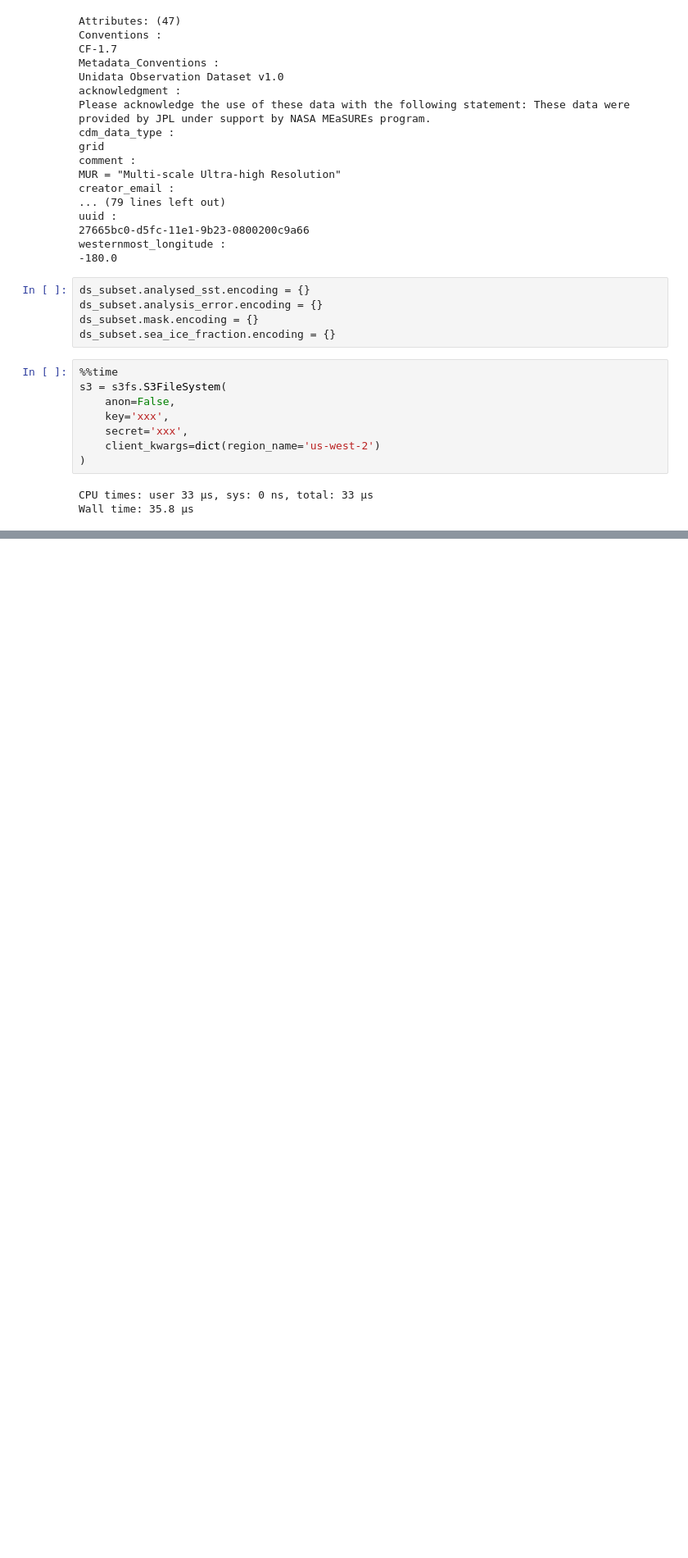
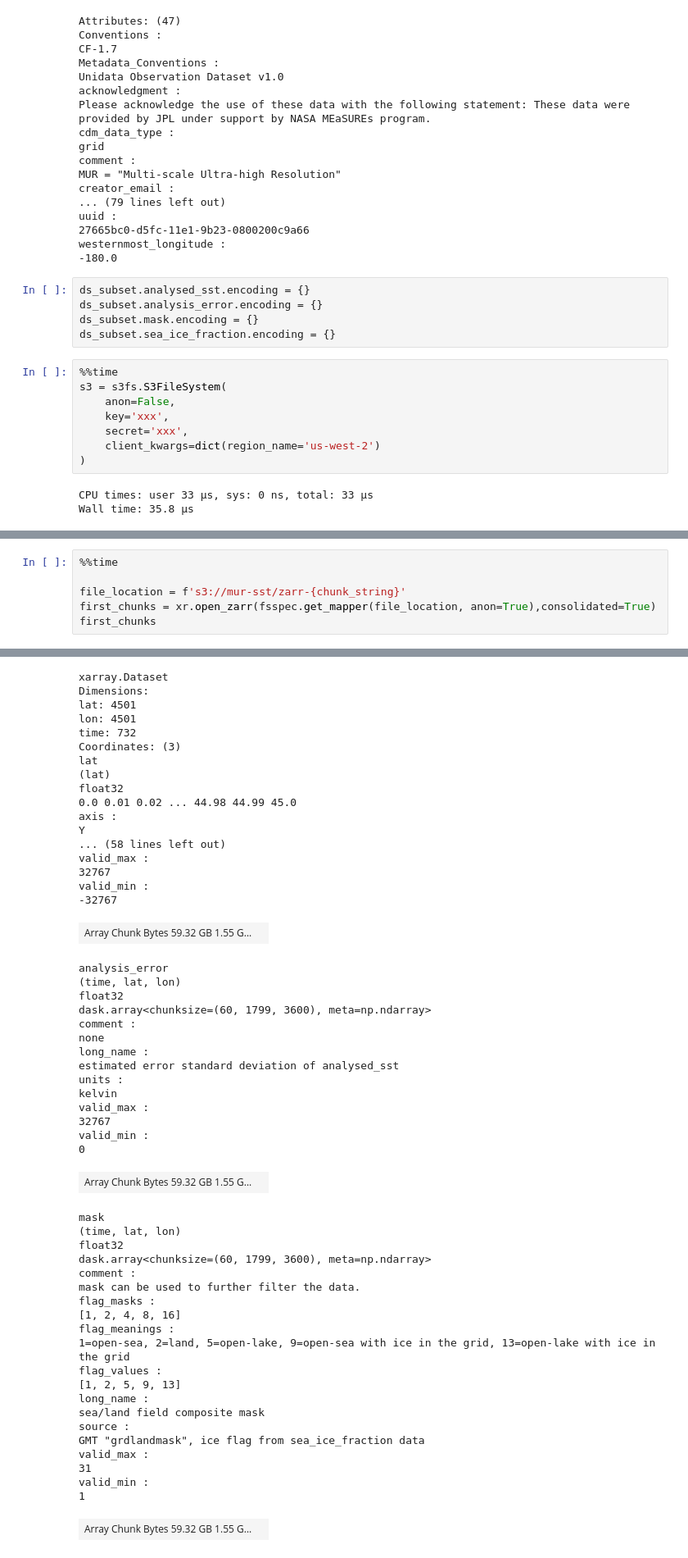
Before and after one commit to abarciauskas-bgse/mur_sst-to-zarr, a Jupyter notebook: notebooks/rechunking.ipynb, the cells around one changed output, grey strips where cells are left out. Shown at 82% size. Saved outputs shown, nothing was run; the diff lists cells and outputs as text; blank space fills up the shorter version.

```diff
--- a/notebooks/rechunking.ipynb
+++ b/notebooks/rechunking.ipynb
@@ -155,0 +161,7 @@ writing to mur-sst/zarr-60_1799_3600
+# %%
+%%time
+
+file_location = f's3://mur-sst/zarr-{chunk_string}'
+first_chunks = xr.open_zarr(fsspec.get_mapper(file_location, anon=True),consolidated=True)
+first_chunks
+# %% [output]
@@ -155,0 +170,54 @@ writing to mur-sst/zarr-60_1799_3600
+xarray.Dataset
+Dimensions:
+lat: 4501
+lon: 4501
+time: 732
+Coordinates: (3)
+lat
+(lat)
+float32
+0.0 0.01 0.02 ... 44.98 44.99 45.0
+axis :
+Y
+... (58 lines left out)
+valid_max :
+32767
+valid_min :
+-32767
+| Array Chunk Bytes 59.32 GB 1.55 G... |  |
+analysis_error
+(time, lat, lon)
+float32
+dask.array<chunksize=(60, 1799, 3600), meta=np.ndarray>
+comment :
+none
+long_name :
+estimated error standard deviation of analysed_sst
+units :
+kelvin
+valid_max :
+32767
+valid_min :
+0
+| Array Chunk Bytes 59.32 GB 1.55 G... |  |
+mask
+(time, lat, lon)
+float32
+dask.array<chunksize=(60, 1799, 3600), meta=np.ndarray>
+comment :
+mask can be used to further filter the data.
+flag_masks :
+[1, 2, 4, 8, 16]
+flag_meanings :
+1=open-sea, 2=land, 5=open-lake, 9=open-sea with ice in the grid, 13=open-lake with ice in the grid
+flag_values :
+[1, 2, 5, 9, 13]
+long_name :
+sea/land field composite mask
+source :
+GMT "grdlandmask", ice flag from sea_ice_fraction data
+valid_max :
+31
+valid_min :
+1
+| Array Chunk Bytes 59.32 GB 1.55 G... |  |
```
Also changed, not shown: parts of 14 cells of this notebook.
